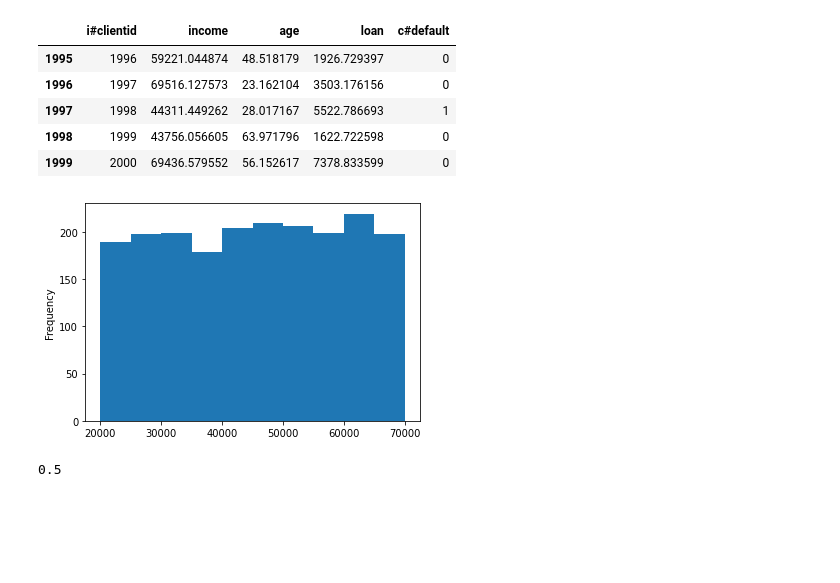
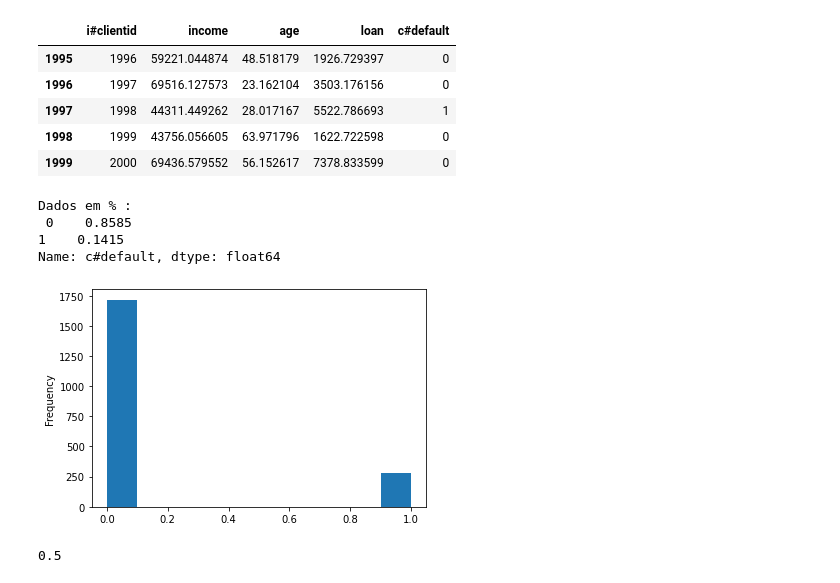
Before and after one commit to caiquemiranda/python-statistics, a Jupyter notebook: estatistica-machine-learning/x-chll01-amostras.ipynb, the cells around one changed output. Drawn from its saved outputs; the diff is of its cells as text; code cells hidden in the pictures; blank space fills up the shorter version.

```diff
--- a/estatistica-machine-learning/x-chll01-amostras.ipynb
+++ b/estatistica-machine-learning/x-chll01-amostras.ipynb
@@ -49,10 +49,17 @@ dados.tail()
 | 1997 | 1998 | 44311.449262 | 28.017167 | 5522.786693 | 1 |
 | 1998 | 1999 | 43756.056605 | 63.971796 | 1622.722598 | 0 |
 | 1999 | 2000 | 69436.579552 | 56.152617 | 7378.833599 | 0 |
-# %%
-dados['income'].plot(kind='hist');
-# %% [output]
-[figure, removed]
+# %%
+# Visualização da variável 'c#default' graficamente e em percentual
+
+print('Dados em % :\n', dados['c#default'].value_counts('1'))
+dados['c#default'].plot(kind='hist');
+# %% [output]
+Dados em % :
+ 0    0.8585
+1    0.1415
+Name: c#default, dtype: float64
+[figure, added]
 # %%
 # definindo as funções para retirar as amostras
 
```
Also changed, not shown: parts of 4 cells of this notebook.
